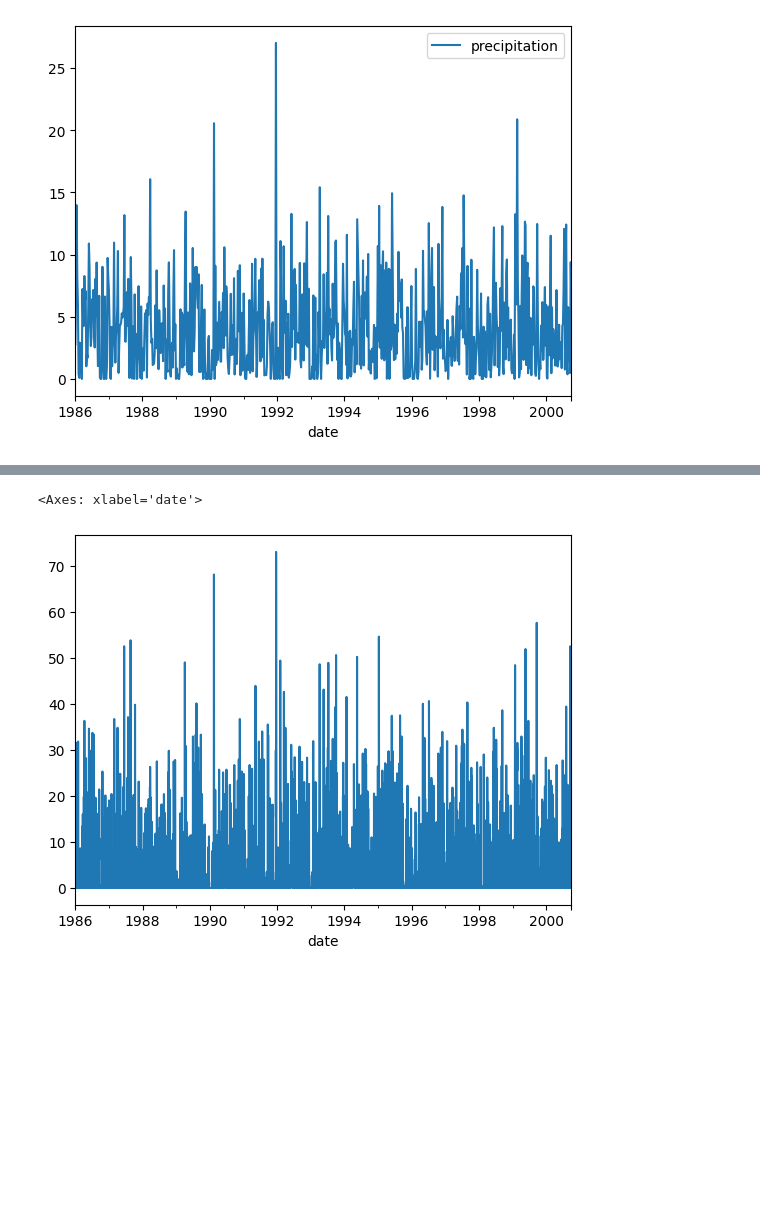
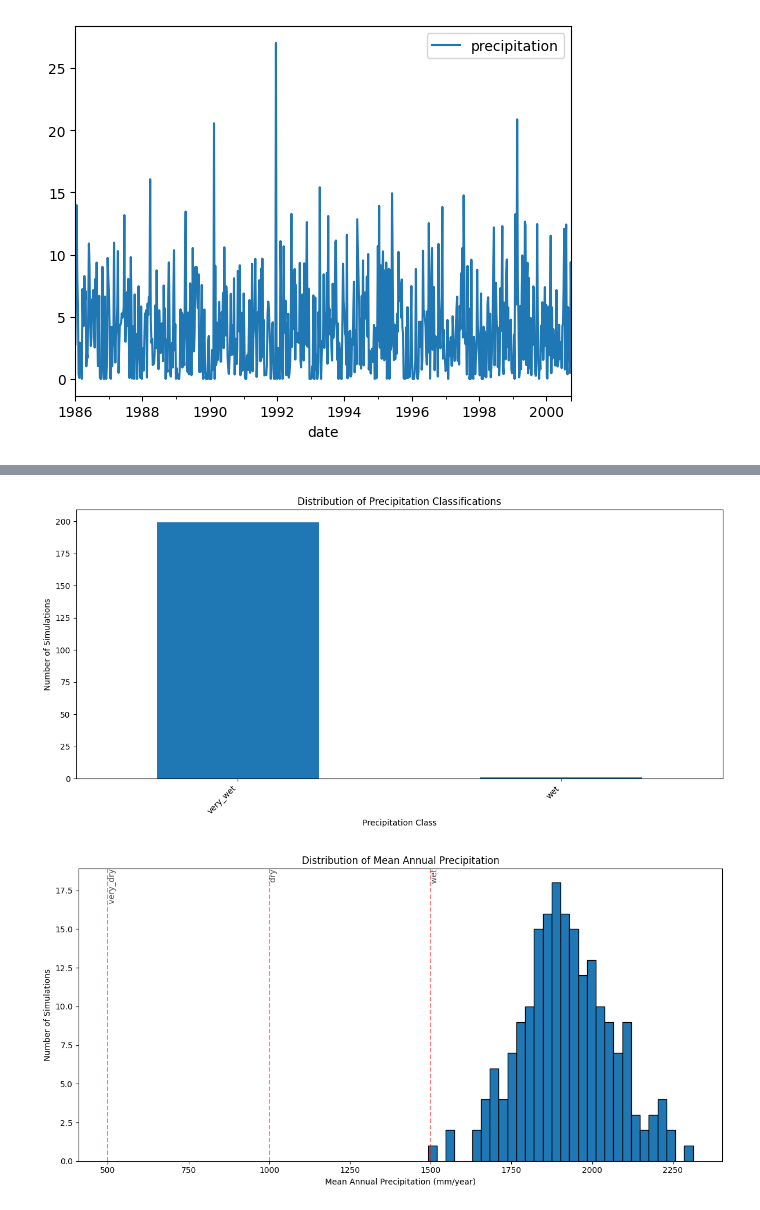
Before and after one commit to CooperBigFoot/precipitation-generator, a Jupyter notebook: notebooks/exploration.ipynb, the cells around one changed output, grey strips where cells are left out. Drawn from its saved outputs; the diff is of its cells as text; code cells hidden in the pictures; blank space fills up the shorter version.

```diff
--- a/notebooks/exploration.ipynb
+++ b/notebooks/exploration.ipynb
@@ -123,5 +129,13 @@ plt.show()
-# %%
-arma_generator.original_data.plot()
-# %% [output]
-<Axes: xlabel='date'>
-[figure, removed]
+# %%
+classifier = PrecipitationClassifier()
+classified_data = classifier.classify_precipitation(synthetic_data)
+# %%
+# Plot the distribution of classifications
+classifier.plot_classification_distribution(classified_data)
+# %% [output]
+[figure, added]
+# %%
+# Plot the distribution of mean annual precipitation
+classifier.plot_annual_mean_distribution(synthetic_data)
+# %% [output]
+[figure, added]
```
Also changed, not shown: parts of 4 cells of this notebook.
